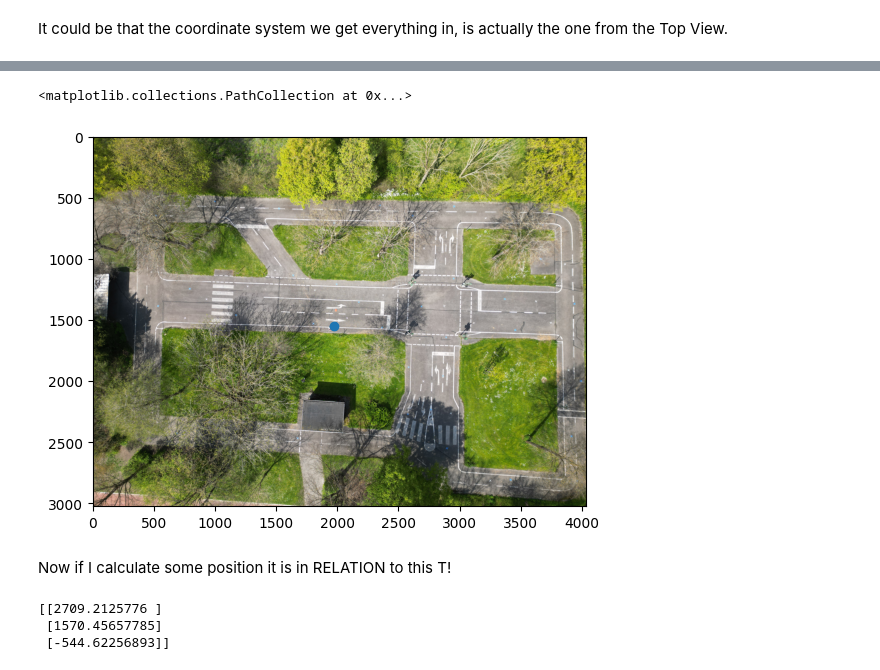
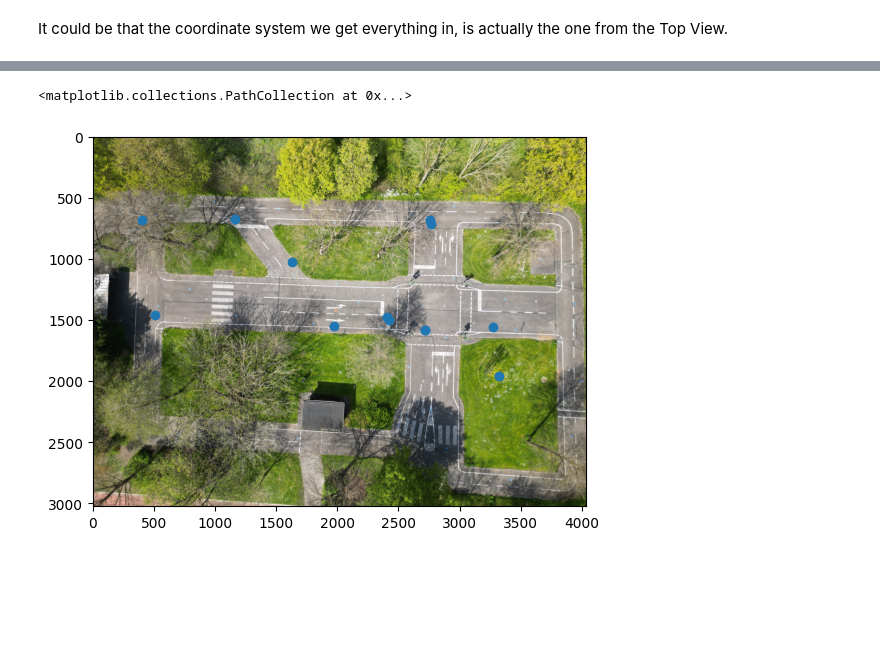
Before and after one commit to Sntz91/calibration-code, a Jupyter notebook: decomposition2.ipynb, the cells around one changed output, grey strips where cells are left out. Saved outputs shown, nothing was run; the diff lists cells and outputs as text; code cells hidden in the pictures; blank space fills up the shorter version.

Commit message:
decomposition prints

```diff
--- a/decomposition2.ipynb
+++ b/decomposition2.ipynb
@@ -55,0 +64,10 @@ T0 = -T
+# %%
+gt_pitches = [-92.0, -43.0, -43.0, -43.0, -43.0, -38.1, -27.8, -38.5, -32.1, -43.5, -38.7, -47.3, -36.8]
+# %%
+pitches, positions = [], []
+for fname, gt in zip(['DJI_0017', 'DJI_0026', 'DJI_0029', 'DJI_0032', 'DJI_0035', 'DJI_0038', 'DJI_0045', 'DJI_0049', 'DJI_0053', 'DJI_0061', 'DJI_0066', 'DJI_0067', 'DJI_0078'],
+                 gt_pitches):
+    pitches.append(pitch)
+    positions.append(position)
+    pitch, position = get_pose(fname)
+    print(fname, pitch, gt, '----', position.T)
@@ -55,0 +88,5 @@ T0 = -T
+# %%
+img_pv, img_tv = get_images('DJI_0026', 'DJI_0017')
+plt.imshow(img_tv)
+positions = np.array(positions)
+plt.scatter(positions[:, 0], positions[:, 1])
@@ -55,0 +150,9 @@ T0 = -T
+# %%
+pitches, positions = [], []
+for fname, gt in zip(['DJI_0017', 'DJI_0026', 'DJI_0029', 'DJI_0032', 'DJI_0035', 'DJI_0038', 'DJI_0045', 'DJI_0049', 'DJI_0053', 'DJI_0061', 'DJI_0066', 'DJI_0067', 'DJI_0078'],
+                 gt_pitches):
+    pitches.append(pitch)
+    positions.append(position)
+    pitch, position = get_pose(fname)
+    #print(fname, pitch, gt, '----', f'{position[0][0]:.2f}, {position[1][0]:.2f}, {(position[2][0]/SCALING_FACTOR):.2f}')
+    print(f'{pitch:.1f}')
@@ -56,8 +173,7 @@ T0 = -T
 # %%
 plt.imshow(img_tv)
-plt.scatter(T0[0], T0[1])
+positions = np.array(positions)
+plt.scatter(positions[:, 0], positions[:, 1])
 # %% [output]
 <matplotlib.collections.PathCollection at 0x...>
-[figure, old version]
+[figure, new version]
-# %% [markdown]
-Now if I calculate some position it is in RELATION to this T!
@@ -77,19 +179,0 @@ h_inv = np.linalg.inv(h)
-# %%
-H = h_inv.T
-h1 = H[0]
-h2 = H[1]
-h3 = H[2]
-K_inv = np.linalg.inv(K)
-L = 1 / np.linalg.norm(np.dot(K_inv, h1))
-r1 = L * np.dot(K_inv, h1)
-r2 = L * np.dot(K_inv, h2)
-r3 = np.cross(r1, r2)
-T = L * (K_inv @ h3.reshape(3, 1))
-R = np.array([[r1], [r2], [r3]])
-R = np.reshape(R, (3, 3))
-T = -R@T
-print(T)
-# %% [output]
-[[2709.2125776 ]
- [1570.45657785]
- [-544.62256893]]
```
Also changed, not shown: parts of 16 cells of this notebook.
